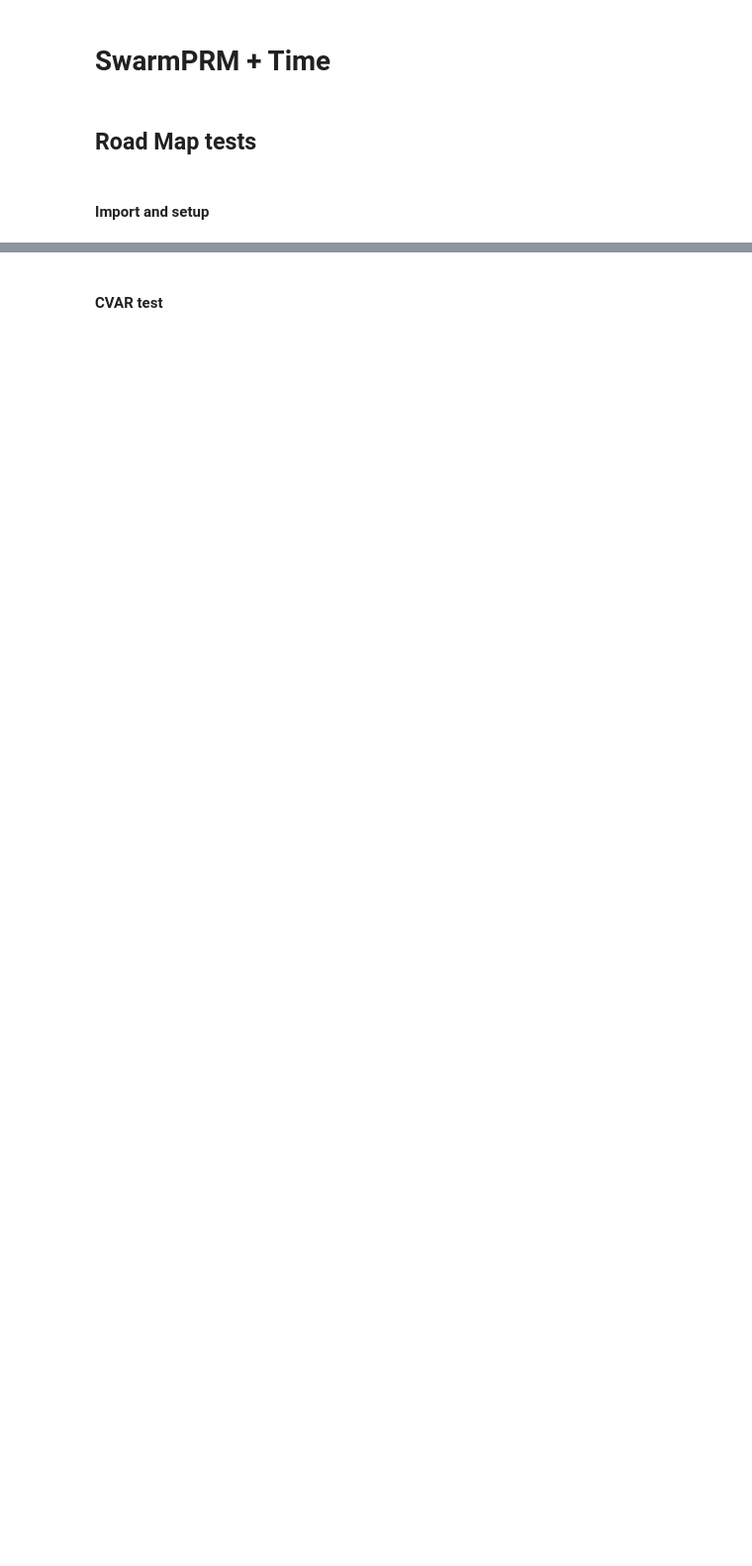
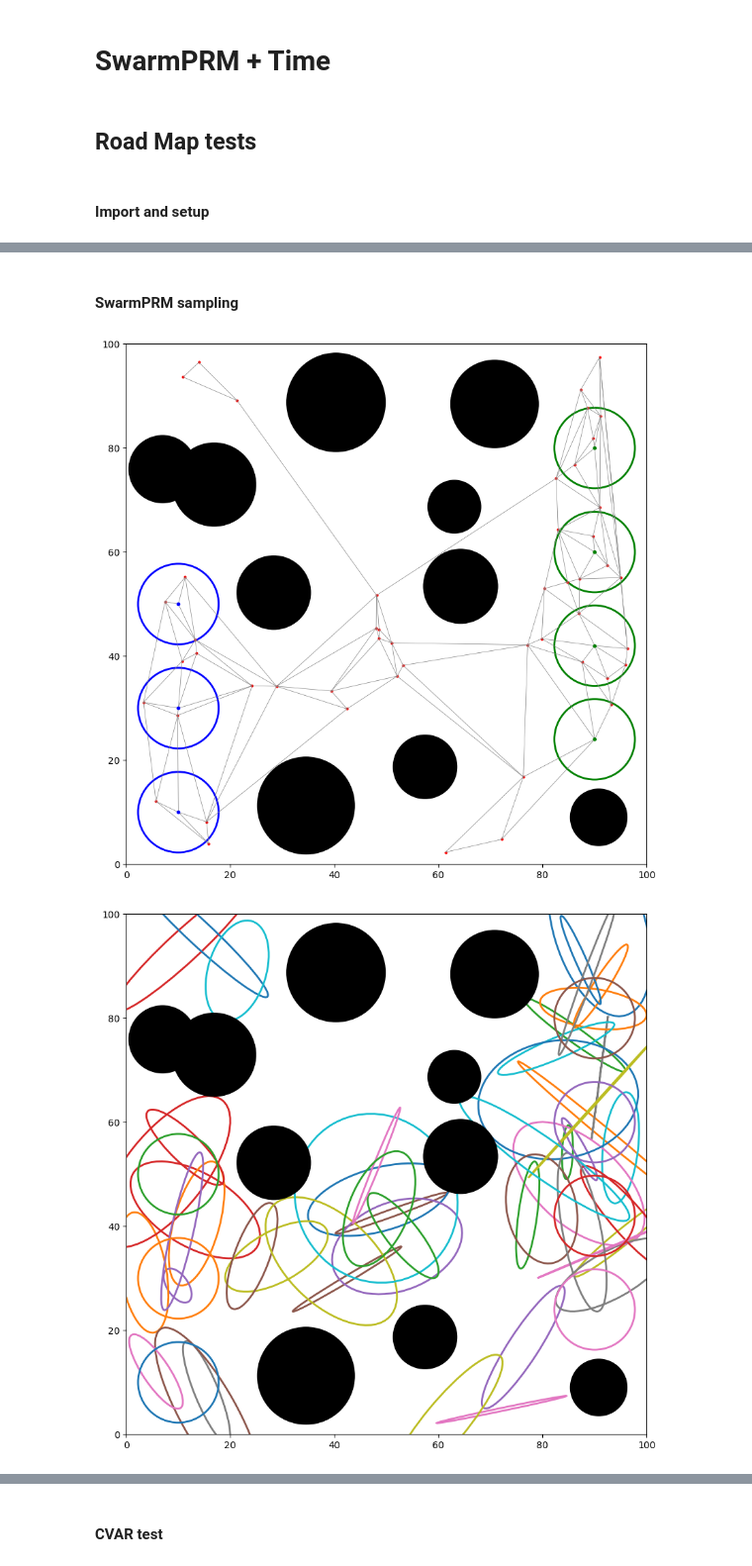
Before and after one commit to Zander-M/ST_Gaussian_PRM, a Jupyter notebook: experiment.ipynb, the cells around one changed output, grey strips where cells are left out. Shown at 99% size. Drawn from its saved outputs; the diff is of its cells as text; code cells hidden in the pictures; blank space fills up the shorter version.

```diff
--- a/experiment.ipynb
+++ b/experiment.ipynb
@@ -35,0 +61,12 @@ gaussian_prm.visualize_g_nodes("test_g_nodes")
+# %% [markdown]
+#### SwarmPRM sampling
+# %%
+gaussian_prm = GaussianPRM(instance, 50)
+gaussian_prm.sample_free_space(sampling_strategy="SWARMPRM")
+gaussian_prm.load_instance()
+gaussian_prm.build_roadmap(roadmap_method="TRIANGULATION", collision_check_method="CVAR")
+gaussian_prm.visualize_roadmap("test_map")
+gaussian_prm.visualize_g_nodes("test_g_nodes")
+# %% [output]
+[figure, added]
+[figure, added]
```
Also changed, not shown: parts of 12 cells of this notebook, 9 other files.
